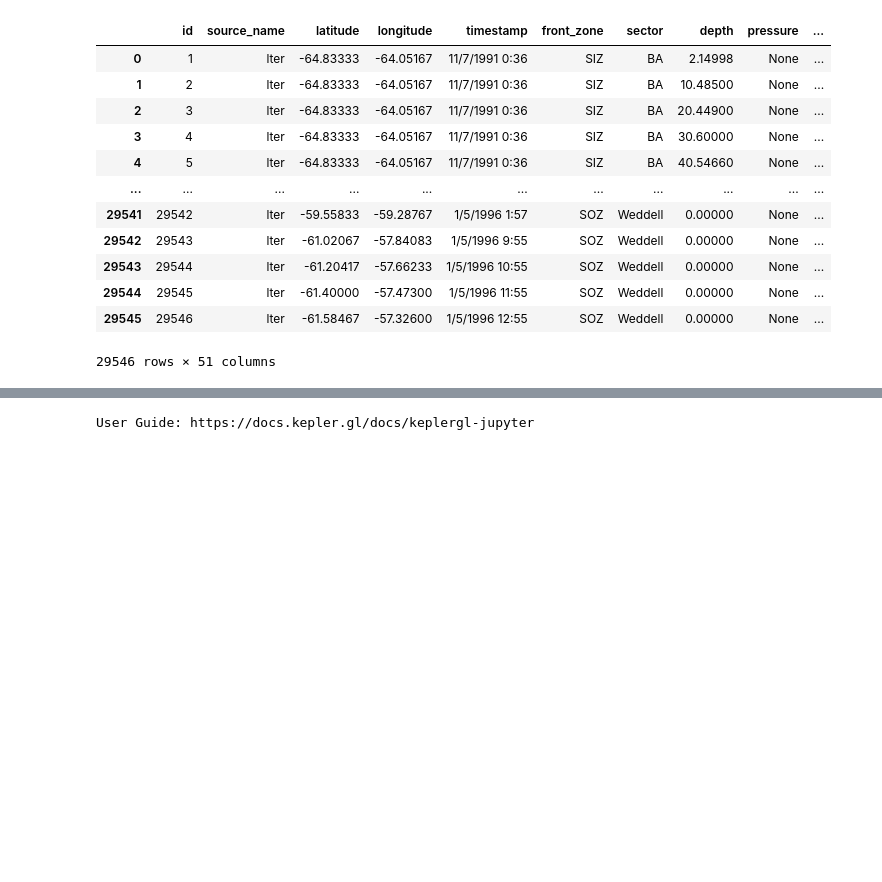
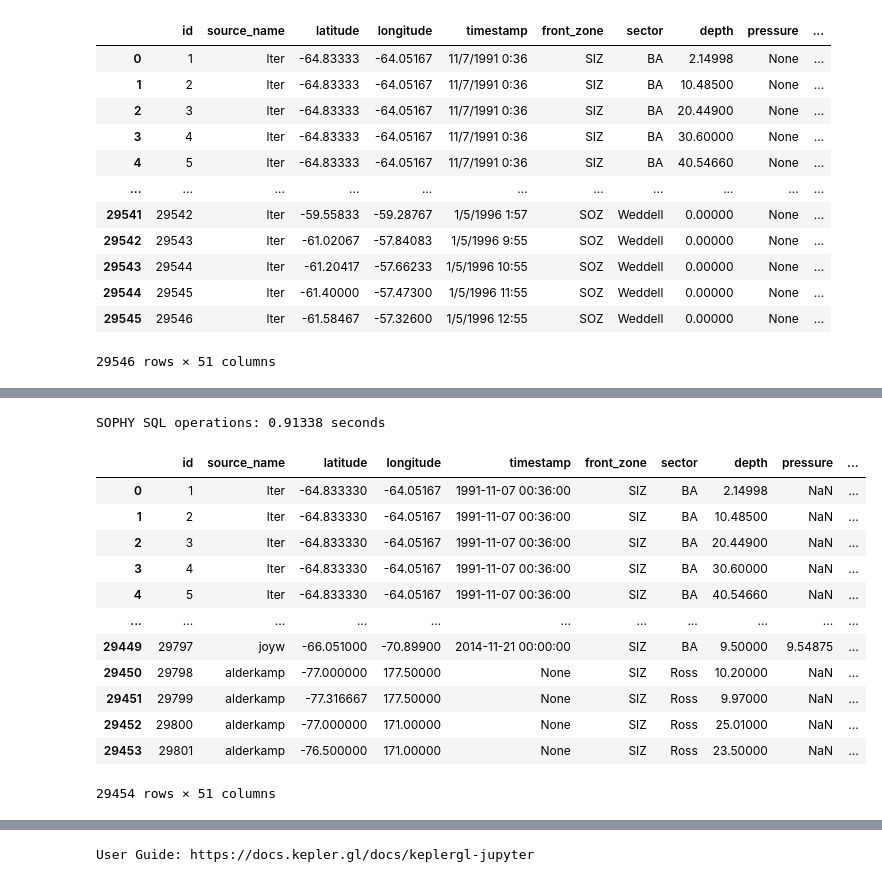
Before and after one commit to ayushnag/sophy, a Jupyter notebook: sophy/sophy.ipynb, the cells around one changed output, grey strips where cells are left out. Cells and saved outputs as stored; diff of their text form; code cells hidden in the pictures; blank space fills up the shorter version.

```diff
--- a/sophy/sophy.ipynb
+++ b/sophy/sophy.ipynb
@@ -75,3 +103,22 @@ SOPHY SQL operations: 0.03699 seconds
+# %%
+# zones: ['STZ', 'SAZ', 'PFZ', 'ASZ', 'SOZ', 'SIZ']
+data = sophysql.query("select * from sample where sample.front_zone == 'SIZ';")
+data
+# %% [output]
+SOPHY SQL operations: 0.91338 seconds
+|  | id | source_name | latitude | longitude | timestamp | front_zone | sector | depth | pressure | ... |
+| 0 | 1 | lter | -64.833330 | -64.05167 | 1991-11-07 00:36:00 | SIZ | BA | 2.14998 | NaN | ... |
+| 1 | 2 | lter | -64.833330 | -64.05167 | 1991-11-07 00:36:00 | SIZ | BA | 10.48500 | NaN | ... |
+| 2 | 3 | lter | -64.833330 | -64.05167 | 1991-11-07 00:36:00 | SIZ | BA | 20.44900 | NaN | ... |
+| 3 | 4 | lter | -64.833330 | -64.05167 | 1991-11-07 00:36:00 | SIZ | BA | 30.60000 | NaN | ... |
+| 4 | 5 | lter | -64.833330 | -64.05167 | 1991-11-07 00:36:00 | SIZ | BA | 40.54660 | NaN | ... |
+| ... | ... | ... | ... | ... | ... | ... | ... | ... | ... | ... |
+| 29449 | 29797 | joyw | -66.051000 | -70.89900 | 2014-11-21 00:00:00 | SIZ | BA | 9.50000 | 9.54875 | ... |
+| 29450 | 29798 | alderkamp | -77.000000 | 177.50000 | None | SIZ | Ross | 10.20000 | NaN | ... |
+| 29451 | 29799 | alderkamp | -77.316667 | 177.50000 | None | SIZ | Ross | 9.97000 | NaN | ... |
+| 29452 | 29800 | alderkamp | -77.000000 | 171.00000 | None | SIZ | Ross | 25.01000 | NaN | ... |
+| 29453 | 29801 | alderkamp | -76.500000 | 171.00000 | None | SIZ | Ross | 23.50000 | NaN | ... |
+29454 rows × 51 columns
 # %%
 # Write some functions here that interact with sqlite and can plot the data
 map_proj = ccrs.SouthPolarStereo()
```
Also changed, not shown: parts of 4 cells of this notebook, 2 other files.
